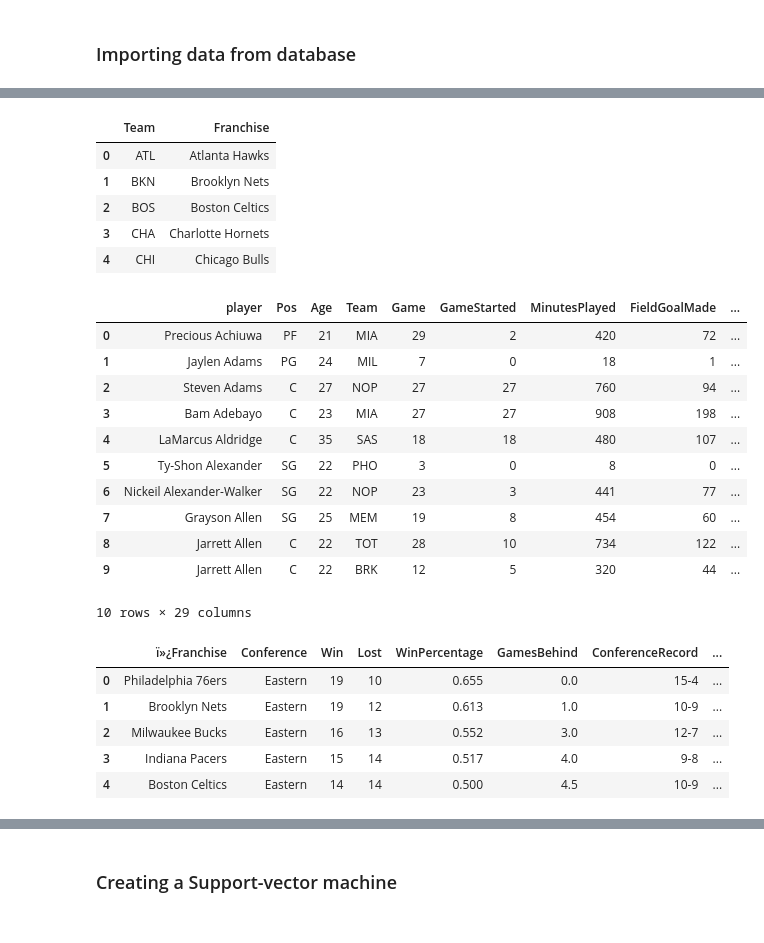
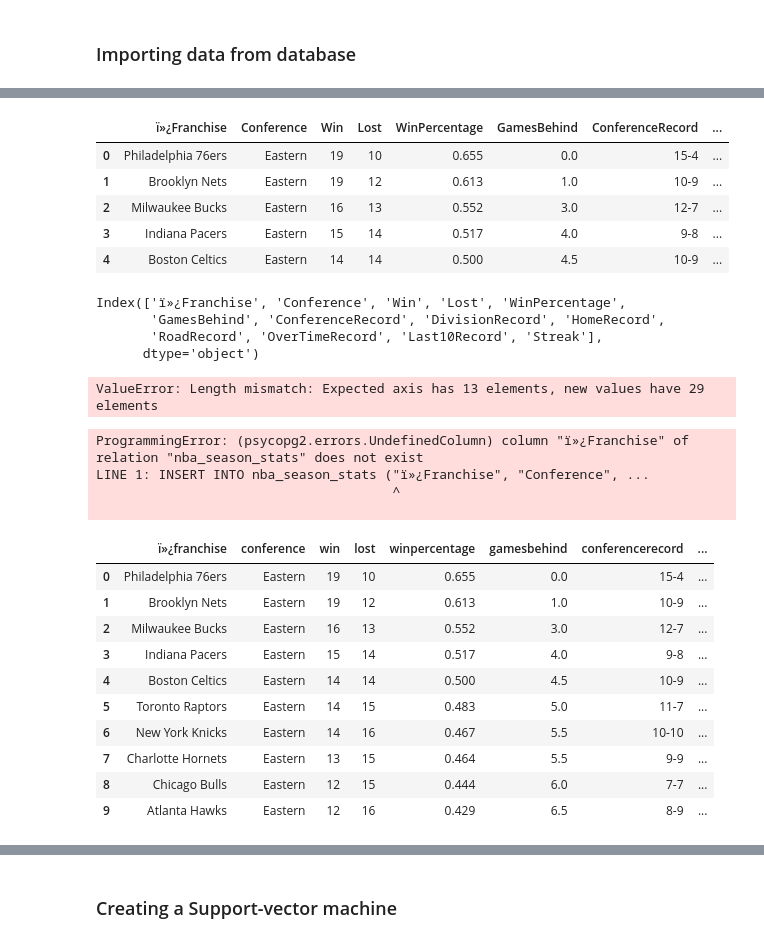
Before and after one commit to JmSambajon/group5-project, a Jupyter notebook: Simple Model for Segment 1.ipynb, the cells around one changed output, grey strips where cells are left out. Drawn from its saved outputs; the diff is of its cells as text; code cells hidden in the pictures.

```diff
--- a/Simple Model for Segment 1.ipynb
+++ b/Simple Model for Segment 1.ipynb
@@ -142,44 +238,52 @@ df2.head(10)
 # %%
 # Read in dataframe
-df = pd.read_csv("Team_abbreviations.csv", encoding='ISO-8859-1')
-df.head()
+df2 = pd.read_csv("nba_season_stats.csv", encoding='ISO-8859-1')
+df2.head()
 # %% [output]
-|  | Team | Franchise |
-| 0 | ATL | Atlanta Hawks |
-| 1 | BKN | Brooklyn Nets |
-| 2 | BOS | Boston Celtics |
-| 3 | CHA | Charlotte Hornets |
-| 4 | CHI | Chicago Bulls |
+|  | ï»¿Franchise | Conference | Win | Lost | WinPercentage | GamesBehind | ConferenceRecord | ... |
+| 0 | Philadelphia 76ers | Eastern | 19 | 10 | 0.655 | 0.0 | 15-4 | ... |
+| 1 | Brooklyn Nets | Eastern | 19 | 12 | 0.613 | 1.0 | 10-9 | ... |
+| 2 | Milwaukee Bucks | Eastern | 16 | 13 | 0.552 | 3.0 | 12-7 | ... |
+| 3 | Indiana Pacers | Eastern | 15 | 14 | 0.517 | 4.0 | 9-8 | ... |
+| 4 | Boston Celtics | Eastern | 14 | 14 | 0.500 | 4.5 | 10-9 | ... |
+# %%
+df2.columns
+# %% [output]
+Index(['ï»¿Franchise', 'Conference', 'Win', 'Lost', 'WinPercentage',
+       'GamesBehind', 'ConferenceRecord', 'DivisionRecord', 'HomeRecord',
+       'RoadRecord', 'OverTimeRecord', 'Last10Record', 'Streak'],
+      dtype='object')
+# %%
+df2.columns = [i.lower() for i in df.columns]
+# %% [output]
+ValueError: Length mismatch: Expected axis has 13 elements, new values have 29 elements
 # %%
 # Exporting dataframe to SQL (test)
 
 #df = pd.read_csv("basketball_data.csv")
 
-df.to_sql("Team_abbreviations", con = conn, index=False, if_exists="replace")
+df2.to_sql("nba_season_stats", con = conn, index=False, if_exists="append")
+# %% [output]
+ProgrammingError: (psycopg2.errors.UndefinedColumn) column "ï»¿Franchise" of relation "nba_season_stats" does not exist
+LINE 1: INSERT INTO nba_season_stats ("ï»¿Franchise", "Conference", ...
+                                      ^
+
+# %%
+# Importing dataframe from SQL (test)
+
+from_sql_df2 = pd.read_sql("nba_season_stats", con = conn)
 # %%
 # Reading the dataframe
-from_sql_df.head(10)
+from_sql_df2.head(10)
 # %% [output]
-|  | player | Pos | Age | Team | Game | GameStarted | MinutesPlayed | FieldGoalMade | ... |
-| 0 | Precious Achiuwa | PF | 21 | MIA | 29 | 2 | 420 | 72 | ... |
-| 1 | Jaylen Adams | PG | 24 | MIL | 7 | 0 | 18 | 1 | ... |
-| 2 | Steven Adams | C | 27 | NOP | 27 | 27 | 760 | 94 | ... |
-| 3 | Bam Adebayo | C | 23 | MIA | 27 | 27 | 908 | 198 | ... |
-| 4 | LaMarcus Aldridge | C | 35 | SAS | 18 | 18 | 480 | 107 | ... |
-| 5 | Ty-Shon Alexander | SG | 22 | PHO | 3 | 0 | 8 | 0 | ... |
-| 6 | Nickeil Alexander-Walker | SG | 22 | NOP | 23 | 3 | 441 | 77 | ... |
-| 7 | Grayson Allen | SG | 25 | MEM | 19 | 8 | 454 | 60 | ... |
-| 8 | Jarrett Allen | C | 22 | TOT | 28 | 10 | 734 | 122 | ... |
-| 9 | Jarrett Allen | C | 22 | BRK | 12 | 5 | 320 | 44 | ... |
+|  | ï»¿franchise | conference | win | lost | winpercentage | gamesbehind | conferencerecord | ... |
+| 0 | Philadelphia 76ers | Eastern | 19 | 10 | 0.655 | 0.0 | 15-4 | ... |
+| 1 | Brooklyn Nets | Eastern | 19 | 12 | 0.613 | 1.0 | 10-9 | ... |
+| 2 | Milwaukee Bucks | Eastern | 16 | 13 | 0.552 | 3.0 | 12-7 | ... |
+| 3 | Indiana Pacers | Eastern | 15 | 14 | 0.517 | 4.0 | 9-8 | ... |
+| 4 | Boston Celtics | Eastern | 14 | 14 | 0.500 | 4.5 | 10-9 | ... |
+| 5 | Toronto Raptors | Eastern | 14 | 15 | 0.483 | 5.0 | 11-7 | ... |
+| 6 | New York Knicks | Eastern | 14 | 16 | 0.467 | 5.5 | 10-10 | ... |
+| 7 | Charlotte Hornets | Eastern | 13 | 15 | 0.464 | 5.5 | 9-9 | ... |
+| 8 | Chicago Bulls | Eastern | 12 | 15 | 0.444 | 6.0 | 7-7 | ... |
+| 9 | Atlanta Hawks | Eastern | 12 | 16 | 0.429 | 6.5 | 8-9 | ... |
-10 rows × 29 columns
-# %%
-# Read in dataframe
-df = pd.read_csv("nba_season_stats.csv", encoding='ISO-8859-1')
-df.head()
-# %% [output]
-|  | ï»¿Franchise | Conference | Win | Lost | WinPercentage | GamesBehind | ConferenceRecord | ... |
-| 0 | Philadelphia 76ers | Eastern | 19 | 10 | 0.655 | 0.0 | 15-4 | ... |
-| 1 | Brooklyn Nets | Eastern | 19 | 12 | 0.613 | 1.0 | 10-9 | ... |
-| 2 | Milwaukee Bucks | Eastern | 16 | 13 | 0.552 | 3.0 | 12-7 | ... |
-| 3 | Indiana Pacers | Eastern | 15 | 14 | 0.517 | 4.0 | 9-8 | ... |
-| 4 | Boston Celtics | Eastern | 14 | 14 | 0.500 | 4.5 | 10-9 | ... |
```
Also changed, not shown: parts of 26 cells of this notebook.
